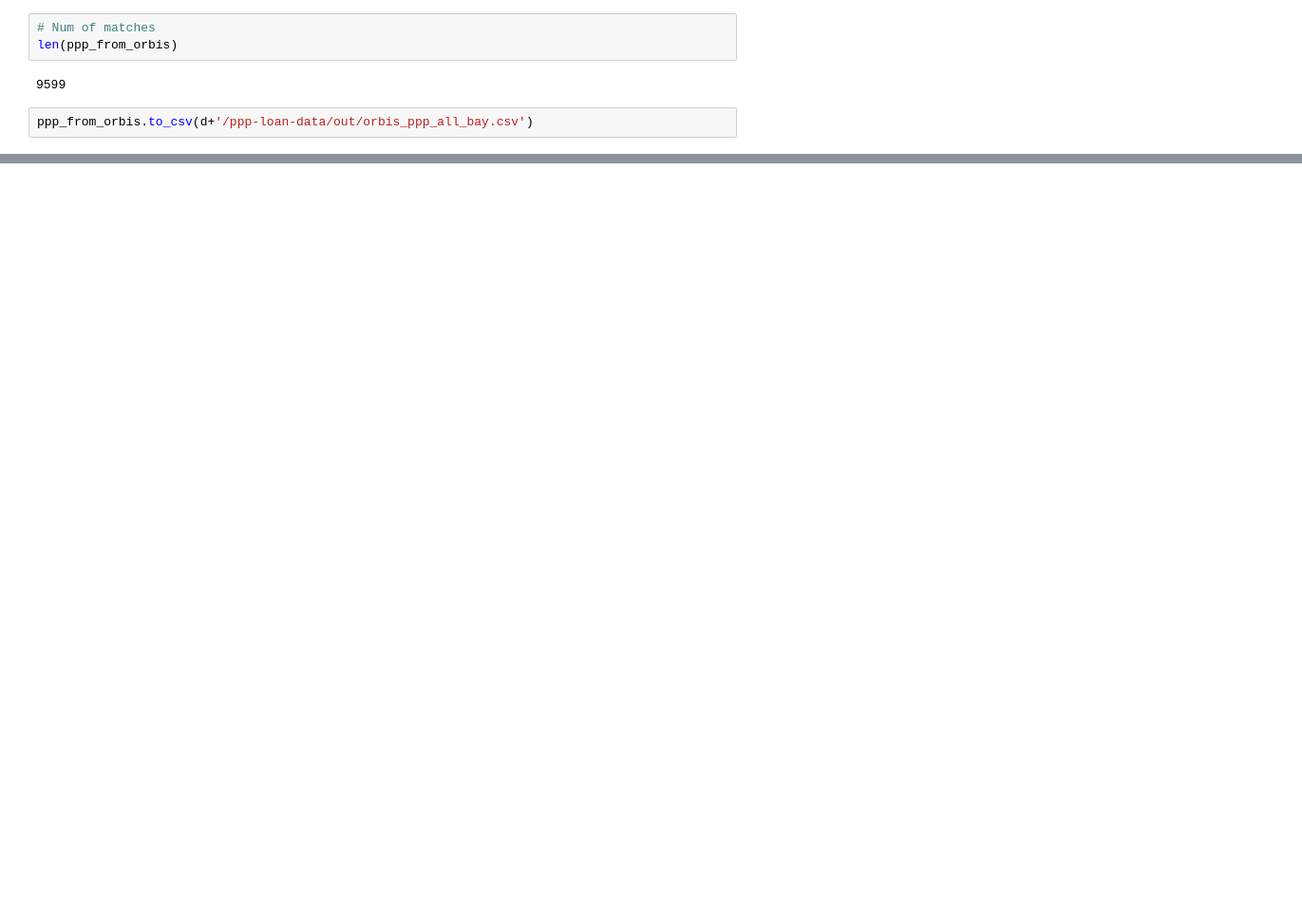
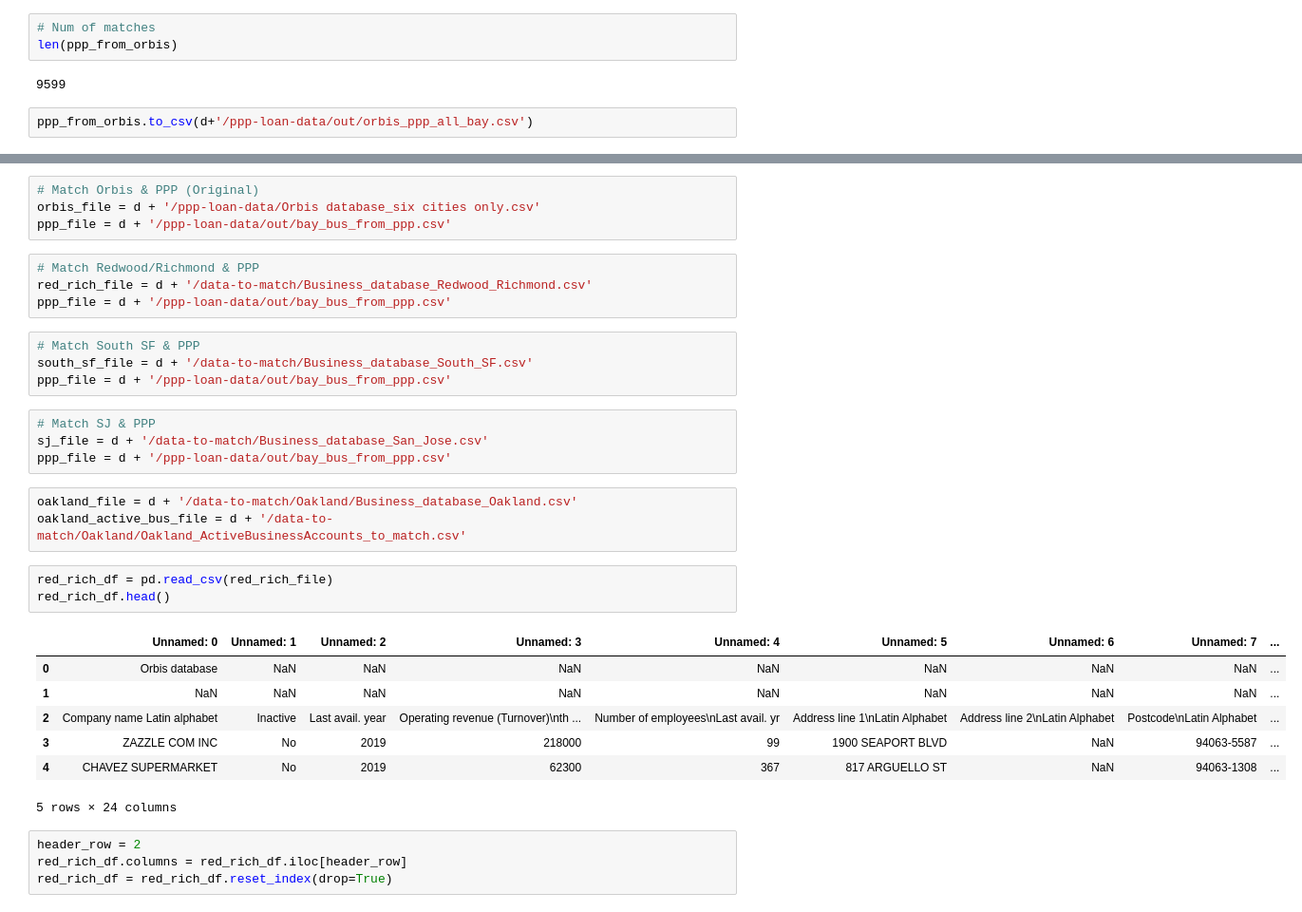
Before and after one commit to trang-van/afn, a Jupyter notebook: ppp-loan-data/notebooks/match_business_names.ipynb, the cells around one changed output, grey strips where cells are left out. Shown at 95% size. Saved outputs shown, nothing was run; the diff lists cells and outputs as text; blank space fills up the shorter version.

```diff
--- a/ppp-loan-data/notebooks/match_business_names.ipynb
+++ b/ppp-loan-data/notebooks/match_business_names.ipynb
@@ -272,0 +418,34 @@ ppp_from_orbis.to_csv(d+'/ppp-loan-data/out/orbis_ppp_all_bay.csv')
+# %%
+# Match Orbis & PPP (Original)
+orbis_file = d + '/ppp-loan-data/Orbis database_six cities only.csv'
+ppp_file = d + '/ppp-loan-data/out/bay_bus_from_ppp.csv'
+# %%
+# Match Redwood/Richmond & PPP
+red_rich_file = d + '/data-to-match/Business_database_Redwood_Richmond.csv'
+ppp_file = d + '/ppp-loan-data/out/bay_bus_from_ppp.csv'
+# %%
+# Match South SF & PPP
+south_sf_file = d + '/data-to-match/Business_database_South_SF.csv'
+ppp_file = d + '/ppp-loan-data/out/bay_bus_from_ppp.csv'
+# %%
+# Match SJ & PPP
+sj_file = d + '/data-to-match/Business_database_San_Jose.csv'
+ppp_file = d + '/ppp-loan-data/out/bay_bus_from_ppp.csv'
+# %%
+oakland_file = d + '/data-to-match/Oakland/Business_database_Oakland.csv'
+oakland_active_bus_file = d + '/data-to-match/Oakland/Oakland_ActiveBusinessAccounts_to_match.csv'
+# %%
+red_rich_df = pd.read_csv(red_rich_file)
+red_rich_df.head()
+# %% [output]
+|  | Unnamed: 0 | Unnamed: 1 | Unnamed: 2 | Unnamed: 3 | Unnamed: 4 | Unnamed: 5 | Unnamed: 6 | Unnamed: 7 | ... |
+| 0 | Orbis database | NaN | NaN | NaN | NaN | NaN | NaN | NaN | ... |
+| 1 | NaN | NaN | NaN | NaN | NaN | NaN | NaN | NaN | ... |
+| 2 | Company name Latin alphabet | Inactive | Last avail. year | Operating revenue (Turnover)\nth ... | Number of employees\nLast avail. yr | Address line 1\nLatin Alphabet | Address line 2\nLatin Alphabet | Postcode\nLatin Alphabet | ... |
+| 3 | ZAZZLE COM INC | No | 2019 | 218000 | 99 | 1900 SEAPORT BLVD | NaN | 94063-5587 | ... |
+| 4 | CHAVEZ SUPERMARKET | No | 2019 | 62300 | 367 | 817 ARGUELLO ST | NaN | 94063-1308 | ... |
+5 rows × 24 columns
+# %%
+header_row = 2
+red_rich_df.columns = red_rich_df.iloc[header_row]
+red_rich_df = red_rich_df.reset_index(drop=True)
```
Also changed, not shown: parts of 25 cells of this notebook, 2 other files.
